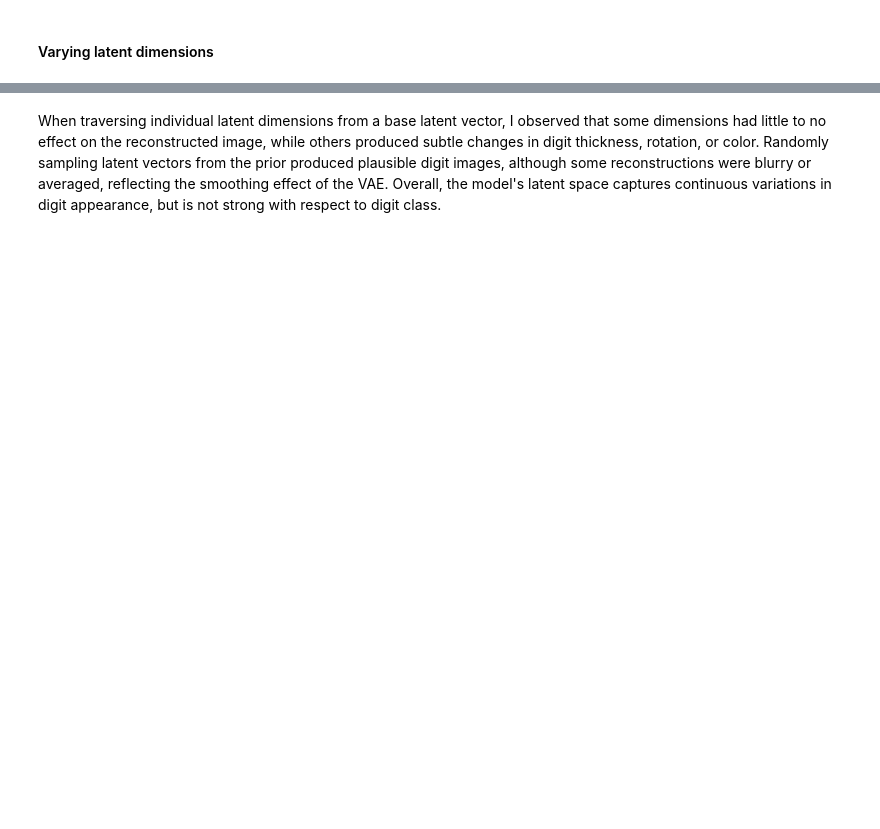
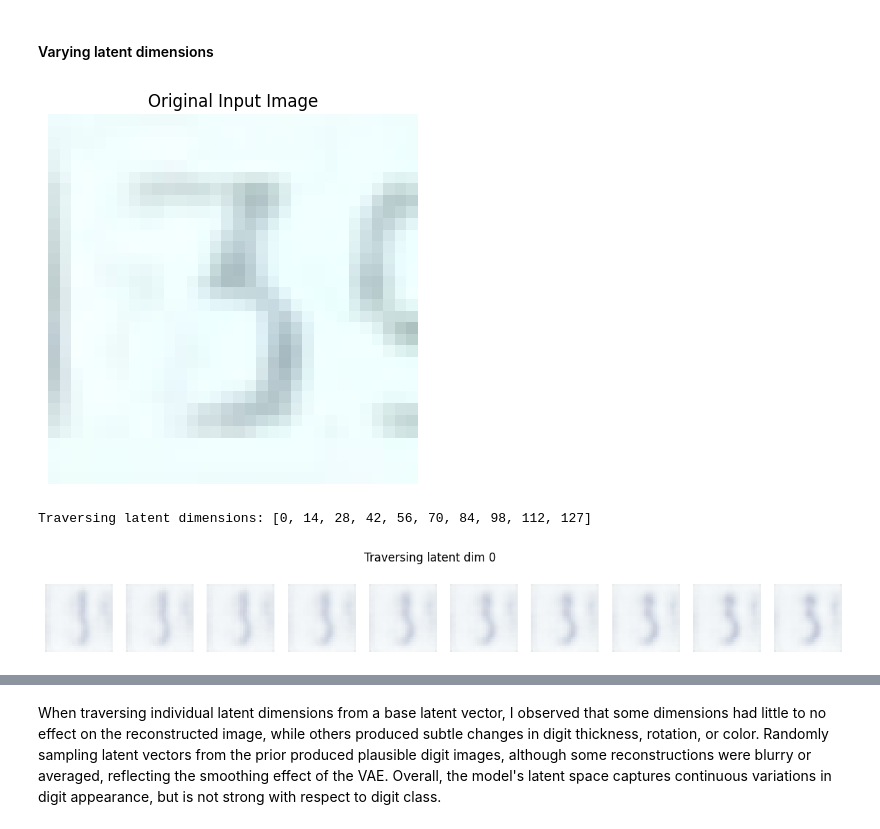
Before and after one commit to jdwalden74/Module3, a Jupyter notebook: Module3.ipynb, the cells around one changed output, grey strips where cells are left out. Saved outputs shown, nothing was run; the diff lists cells and outputs as text; code cells hidden in the pictures; blank space fills up the shorter version.

```diff
--- a/Module3.ipynb
+++ b/Module3.ipynb
@@ -480,0 +459,80 @@ for dim in active_dims:
+# %%
+import torch
+import matplotlib.pyplot as plt
+
+model_SVHN.eval()
+
+svhn_test_dataset = datasets.SVHN(
+    root='./data',
+    split='test',
+    download=True,
+    transform=svhn_transform
+)
+
+test_loader = DataLoader(
+    svhn_test_dataset,
+    batch_size=128,
+    shuffle=True,
+    num_workers=2,
+    pin_memory=True
+)
+
+
+latent_dim = model_SVHN.fc_mu.out_features
+num_steps = 10
+values = torch.linspace(-3, 3, num_steps).to(device)  # smoother than -5→5
+
+# Get one test image
+data_iter = iter(test_loader)
+img, _ = next(data_iter)
+img = img[0:1].to(device)
+
+# Show original image
+plt.imshow(((img[0].cpu() + 1) / 2).permute(1,2,0))
+plt.title("Original Input Image")
+plt.axis('off')
+plt.show()
+
+# Encode to latent space
+with torch.no_grad():
+    base_mu, _ = model_SVHN.encode(img)
+
+# Choose evenly spaced latent dimensions
+max_dims_to_show = 10
+num_dims = min(latent_dim, max_dims_to_show)
+
+dims_to_traverse = torch.linspace(
+    0, latent_dim - 1, steps=num_dims
+).long()
+
+print(f"Traversing latent dimensions: {dims_to_traverse.tolist()}")
+
+# Traverse & Plot
+for dim in dims_to_traverse:
+    images = []
+
+    with torch.no_grad():
+        for val in values:
+            z = base_mu.clone()
+            z[0, dim] = val
+            img_out = model_SVHN.decode(z)
+
+            # unnormalize from [-1,1] → [0,1]
+            img_out = (img_out + 1) / 2
+            img_out = torch.clamp(img_out, 0, 1)
+
+            images.append(img_out.cpu())
+
+    images = torch.cat(images, dim=0)
+
+    fig, axes = plt.subplots(1, num_steps, figsize=(15, 2))
+    for i, ax in enumerate(axes):
+        ax.imshow(images[i].permute(1,2,0))
+        ax.axis('off')
+
+    plt.suptitle(f"Traversing latent dim {dim.item()}")
+    plt.show()
+# %% [output]
+[figure, added]
+Traversing latent dimensions: [0, 14, 28, 42, 56, 70, 84, 98, 112, 127]
+[figure, added]
```
Also changed, not shown: parts of 11 cells of this notebook, 1 other file.
